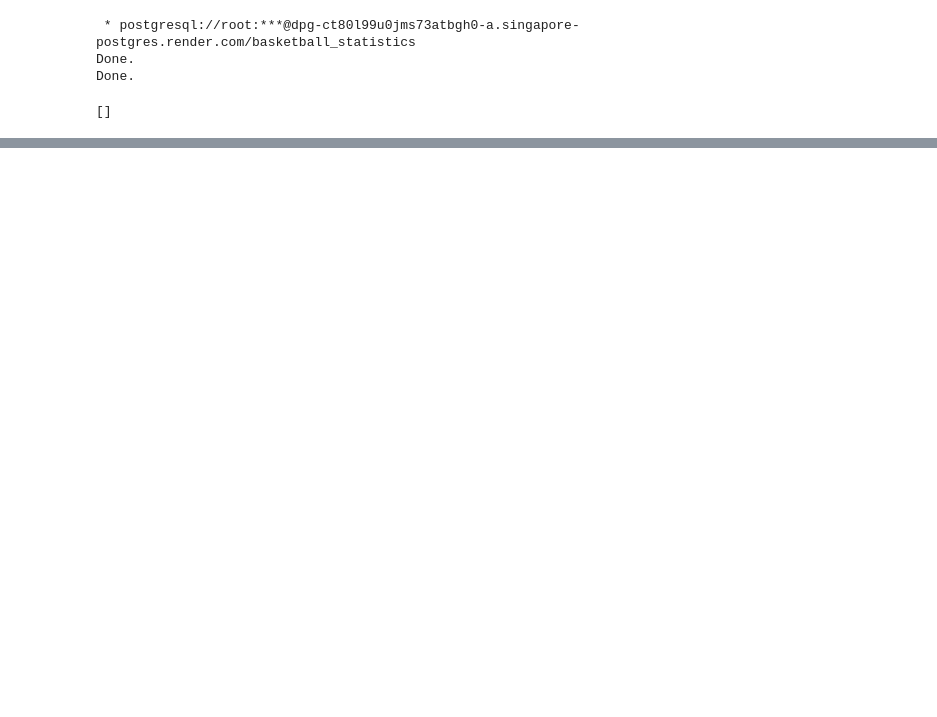
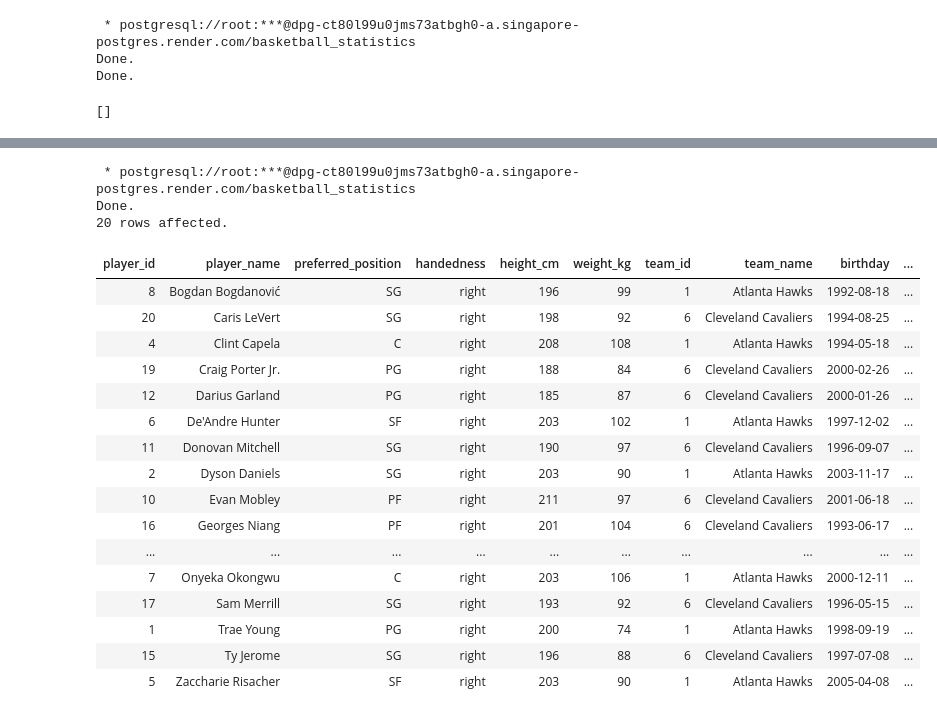
Before and after one commit to NatthaphatP/database-design-project, a Jupyter notebook: basketball.ipynb, the cells around one changed output, grey strips where cells are left out. Drawn from its saved outputs; the diff is of its cells as text; code cells hidden in the pictures; blank space fills up the shorter version.

```diff
--- a/basketball.ipynb
+++ b/basketball.ipynb
@@ -831,0 +904,33 @@ Done.
+# %%
+%%sql
+
+CALL update_value_of_table(
+    'players',
+    'height_cm',
+    '200',
+    'player_id',
+    '1' -- Trae Young's ID
+);
+
+SELECT * FROM view_players
+# %% [output]
+ * postgresql://root:***@dpg-ct80l99u0jms73atbgh0-a.singapore-postgres.render.com/basketball_statistics
+Done.
+20 rows affected.
+| player_id | player_name | preferred_position | handedness | height_cm | weight_kg | team_id | team_name | birthday | ... |
+| 8 | Bogdan Bogdanović | SG | right | 196 | 99 | 1 | Atlanta Hawks | 1992-08-18 | ... |
+| 20 | Caris LeVert | SG | right | 198 | 92 | 6 | Cleveland Cavaliers | 1994-08-25 | ... |
+| 4 | Clint Capela | C | right | 208 | 108 | 1 | Atlanta Hawks | 1994-05-18 | ... |
+| 19 | Craig Porter Jr. | PG | right | 188 | 84 | 6 | Cleveland Cavaliers | 2000-02-26 | ... |
+| 12 | Darius Garland | PG | right | 185 | 87 | 6 | Cleveland Cavaliers | 2000-01-26 | ... |
+| 6 | De'Andre Hunter | SF | right | 203 | 102 | 1 | Atlanta Hawks | 1997-12-02 | ... |
+| 11 | Donovan Mitchell | SG | right | 190 | 97 | 6 | Cleveland Cavaliers | 1996-09-07 | ... |
+| 2 | Dyson Daniels | SG | right | 203 | 90 | 1 | Atlanta Hawks | 2003-11-17 | ... |
+| 10 | Evan Mobley | PF | right | 211 | 97 | 6 | Cleveland Cavaliers | 2001-06-18 | ... |
+| 16 | Georges Niang | PF | right | 201 | 104 | 6 | Cleveland Cavaliers | 1993-06-17 | ... |
+| ... | ... | ... | ... | ... | ... | ... | ... | ... | ... |
+| 7 | Onyeka Okongwu | C | right | 203 | 106 | 1 | Atlanta Hawks | 2000-12-11 | ... |
+| 17 | Sam Merrill | SG | right | 193 | 92 | 6 | Cleveland Cavaliers | 1996-05-15 | ... |
+| 1 | Trae Young | PG | right | 200 | 74 | 1 | Atlanta Hawks | 1998-09-19 | ... |
+| 15 | Ty Jerome | SG | right | 196 | 88 | 6 | Cleveland Cavaliers | 1997-07-08 | ... |
+| 5 | Zaccharie Risacher | SF | right | 203 | 90 | 1 | Atlanta Hawks | 2005-04-08 | ... |
```
Also changed, not shown: parts of 18 cells of this notebook.
